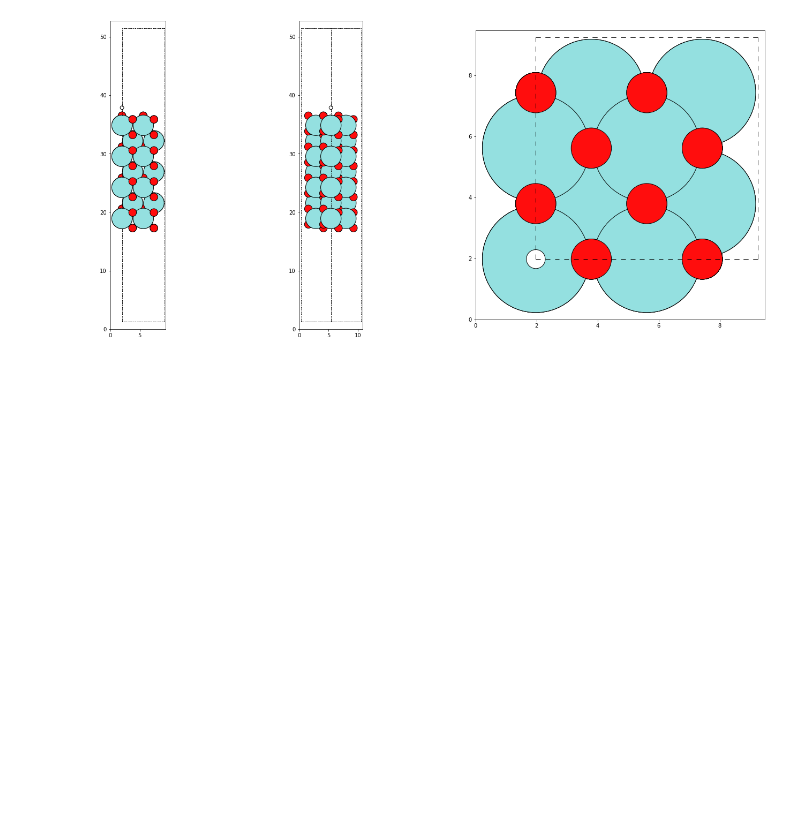
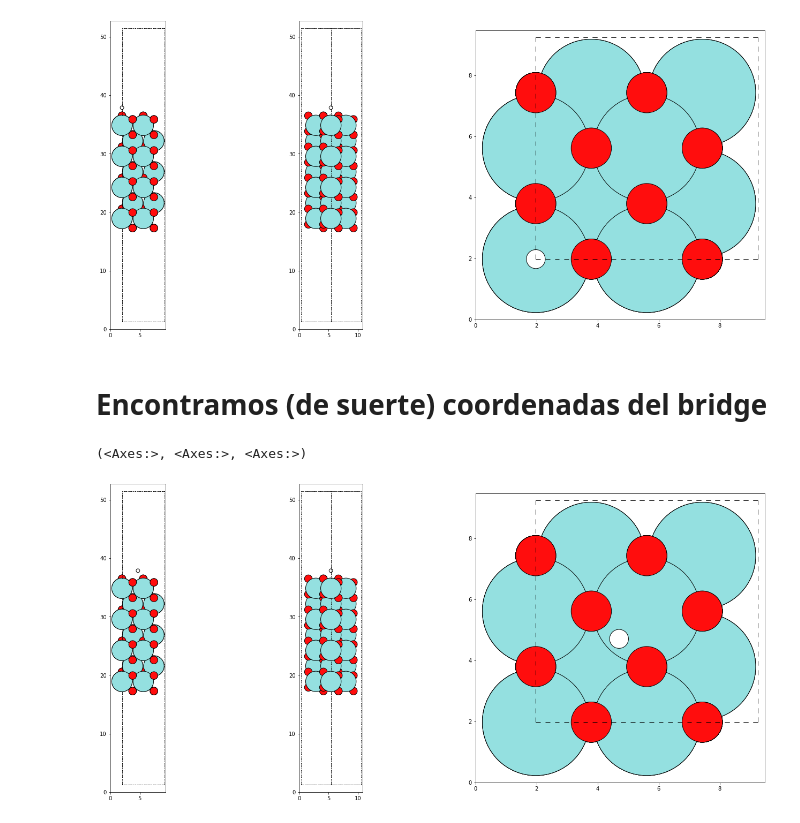
Before and after one commit to Division-Aleaciones-Especiales/ZrO2-Fractura, a Jupyter notebook: Sitios_ZrO2_2x2.ipynb, the cells around one changed output. Drawn from its saved outputs; the diff is of its cells as text; code cells hidden in the pictures; blank space fills up the shorter version.

```diff
--- a/Sitios_ZrO2_2x2.ipynb
+++ b/Sitios_ZrO2_2x2.ipynb
@@ -175,3 +175,18 @@ tl.plotviews(onhollow2)
 # %% [output]
 (<Axes:>, <Axes:>, <Axes:>)
 [figure]
+# %% [markdown]
+# Encontramos (de suerte) coordenadas del bridge
+# %%
+bridge = ZrO2001Oterm_2x2[0].positions[layer == 14].mean(axis=0)[:2]
+# %%
+bridge = np.append(bridge, h_sitios)
+# %%
+ZrO2001Oterm_2x2[0].info = {'adatom': {'top': {'bridge': bridge}}}
+# %%
+onbridge = tl.make_adstruc(ZrO2001Oterm_2x2[0], 'bridge', thesite='bridge', theface='top',)
+# %%
+tl.plotviews(onbridge)
+# %% [output]
+(<Axes:>, <Axes:>, <Axes:>)
+[figure, added]
```
Also changed, not shown: parts of 2 cells of this notebook.
